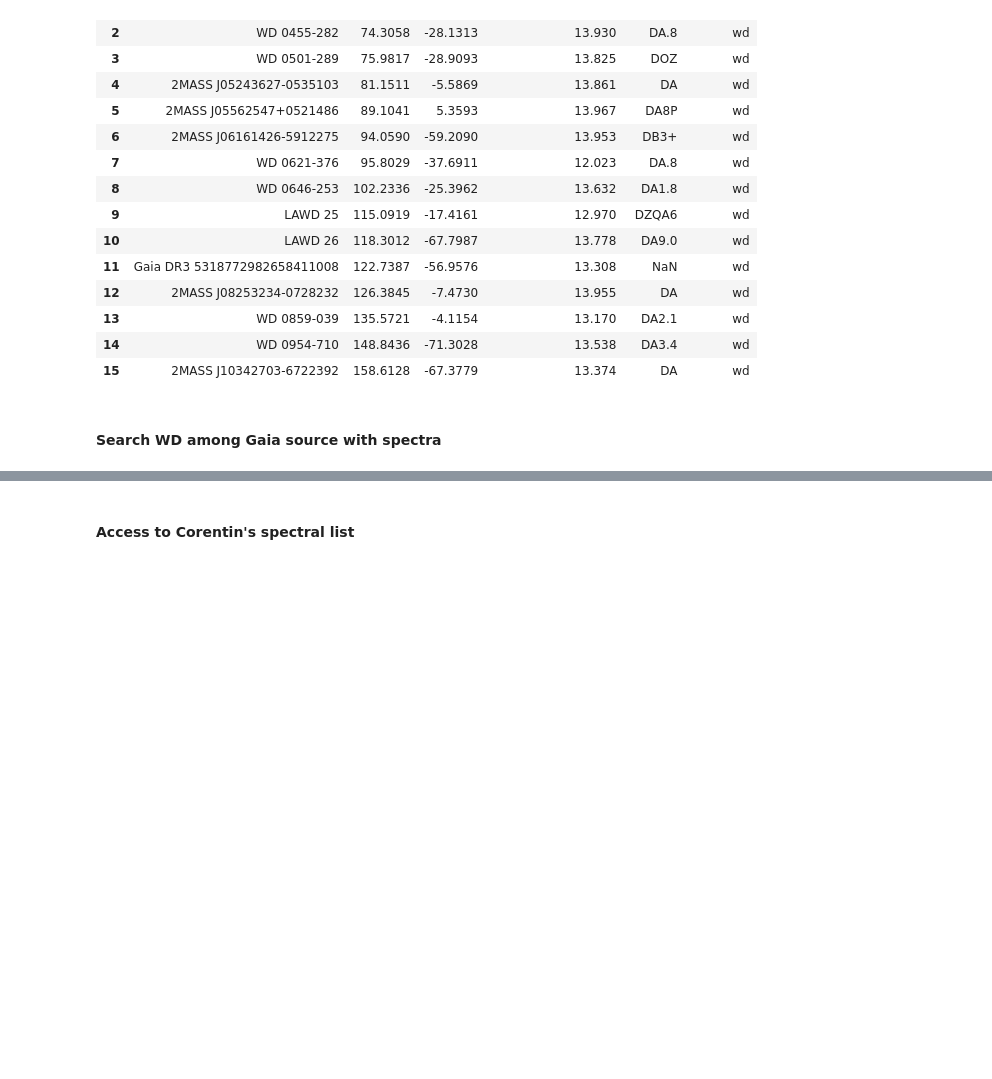
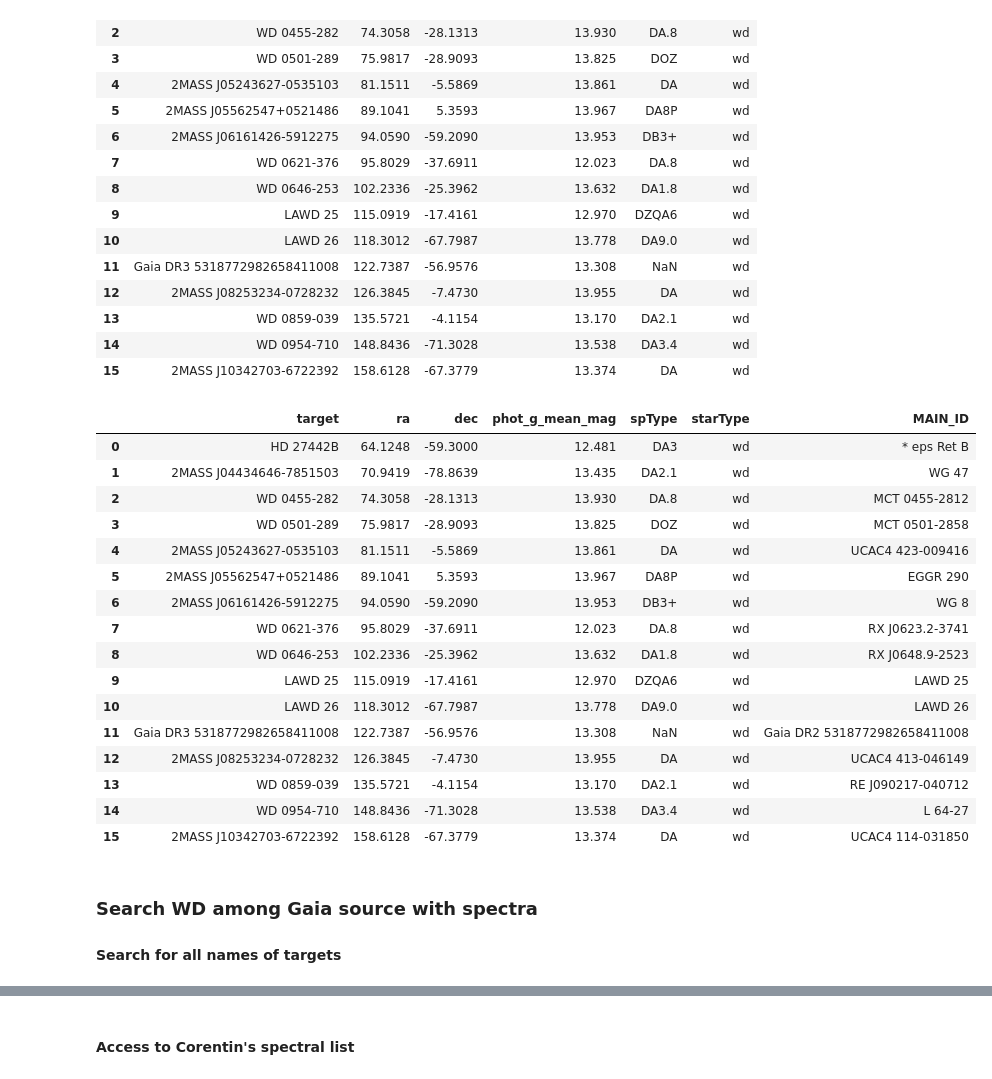
Before and after one commit to sylvielsstfr/AuxtelStarAlt, a Jupyter notebook: notebooks/2025-01-06/01c_ObservationOfVisibleGaiawdList.ipynb, the cells around one changed output, grey strips where cells are left out. Drawn from its saved outputs; the diff is of its cells as text; code cells hidden in the pictures; blank space fills up the shorter version.

```diff
--- a/notebooks/2025-01-06/01c_ObservationOfVisibleGaiawdList.ipynb
+++ b/notebooks/2025-01-06/01c_ObservationOfVisibleGaiawdList.ipynb
@@ -355,5 +355,35 @@ df_wd_selected
 | 13 | WD 0859-039 | 135.5721 | -4.1154 | 13.170 | DA2.1 | wd |
 | 14 | WD 0954-710 | 148.8436 | -71.3028 | 13.538 | DA3.4 | wd |
 | 15 | 2MASS J10342703-6722392 | 158.6128 | -67.3779 | 13.374 | DA | wd |
+# %%
+all_mainid = []
+for idx,wd_name in enumerate(df_wd_selected.target.values):
+    result_table = Simbad.query_object(wd_name).to_pandas()
+    main_id = result_table.iloc[0]["MAIN_ID"]
+    all_mainid.append( main_id)
+# %%
+df_wd_selected["MAIN_ID"] = all_mainid
+# %%
+df_wd_selected
+# %% [output]
+|  | target | ra | dec | phot_g_mean_mag | spType | starType | MAIN_ID |
+| 0 | HD 27442B | 64.1248 | -59.3000 | 12.481 | DA3 | wd | * eps Ret B |
+| 1 | 2MASS J04434646-7851503 | 70.9419 | -78.8639 | 13.435 | DA2.1 | wd | WG 47 |
+| 2 | WD 0455-282 | 74.3058 | -28.1313 | 13.930 | DA.8 | wd | MCT 0455-2812 |
+| 3 | WD 0501-289 | 75.9817 | -28.9093 | 13.825 | DOZ | wd | MCT 0501-2858 |
+| 4 | 2MASS J05243627-0535103 | 81.1511 | -5.5869 | 13.861 | DA | wd | UCAC4 423-009416 |
+| 5 | 2MASS J05562547+0521486 | 89.1041 | 5.3593 | 13.967 | DA8P | wd | EGGR 290 |
+| 6 | 2MASS J06161426-5912275 | 94.0590 | -59.2090 | 13.953 | DB3+ | wd | WG 8 |
+| 7 | WD 0621-376 | 95.8029 | -37.6911 | 12.023 | DA.8 | wd | RX J0623.2-3741 |
+| 8 | WD 0646-253 | 102.2336 | -25.3962 | 13.632 | DA1.8 | wd | RX J0648.9-2523 |
+| 9 | LAWD 25 | 115.0919 | -17.4161 | 12.970 | DZQA6 | wd | LAWD 25 |
+| 10 | LAWD 26 | 118.3012 | -67.7987 | 13.778 | DA9.0 | wd | LAWD 26 |
+| 11 | Gaia DR3 5318772982658411008 | 122.7387 | -56.9576 | 13.308 | NaN | wd | Gaia DR2 5318772982658411008 |
+| 12 | 2MASS J08253234-0728232 | 126.3845 | -7.4730 | 13.955 | DA | wd | UCAC4 413-046149 |
+| 13 | WD 0859-039 | 135.5721 | -4.1154 | 13.170 | DA2.1 | wd | RE J090217-040712 |
+| 14 | WD 0954-710 | 148.8436 | -71.3028 | 13.538 | DA3.4 | wd | L 64-27 |
+| 15 | 2MASS J10342703-6722392 | 158.6128 | -67.3779 | 13.374 | DA | wd | UCAC4 114-031850 |
 # %% [markdown]
-#### Search WD among Gaia source with spectra
+### Search WD among Gaia source with spectra
+
+#### Search for all names of targets
```
Also changed, not shown: parts of 8 cells of this notebook, 2 other files.
